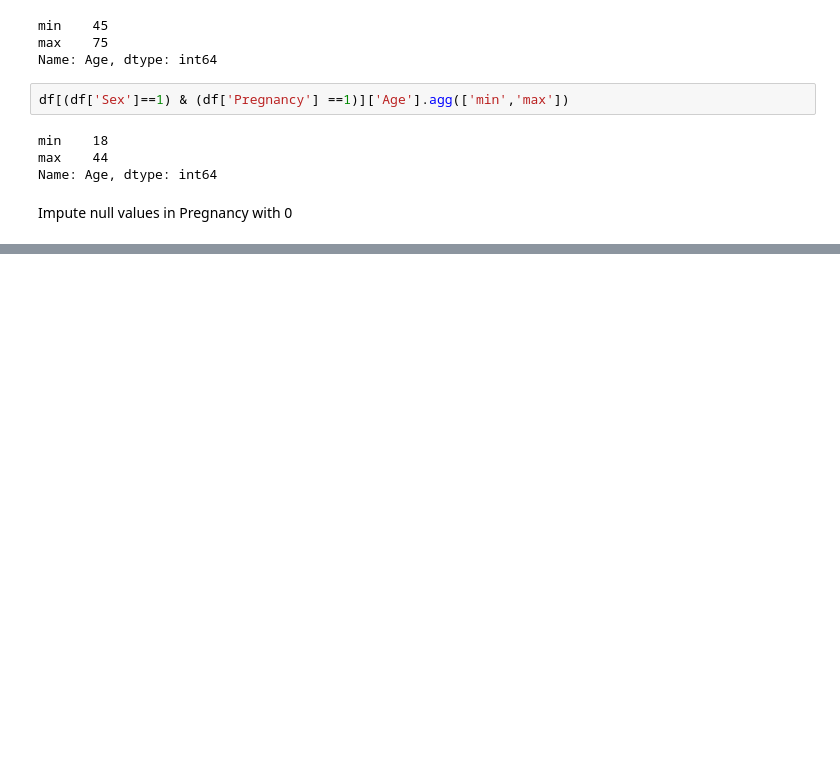
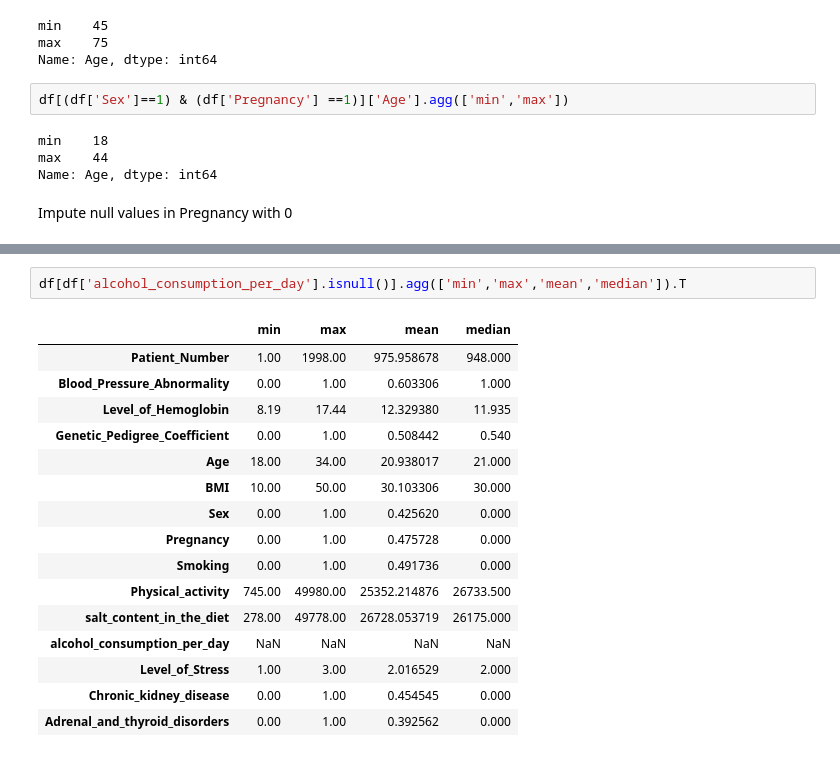
Before and after one commit to varunkr24/Machine-Learning, a Jupyter notebook: Classify_Abnormal_BP.ipynb, the cells around one changed output, grey strips where cells are left out. Drawn from its saved outputs; the diff is of its cells as text; blank space fills up the shorter version.

```diff
--- a/Classify_Abnormal_BP.ipynb
+++ b/Classify_Abnormal_BP.ipynb
@@ -96,0 +158,19 @@ Impute null values in Pregnancy with 0
+# %%
+df[df['alcohol_consumption_per_day'].isnull()].agg(['min','max','mean','median']).T
+# %% [output]
+|  | min | max | mean | median |
+| Patient_Number | 1.00 | 1998.00 | 975.958678 | 948.000 |
+| Blood_Pressure_Abnormality | 0.00 | 1.00 | 0.603306 | 1.000 |
+| Level_of_Hemoglobin | 8.19 | 17.44 | 12.329380 | 11.935 |
+| Genetic_Pedigree_Coefficient | 0.00 | 1.00 | 0.508442 | 0.540 |
+| Age | 18.00 | 34.00 | 20.938017 | 21.000 |
+| BMI | 10.00 | 50.00 | 30.103306 | 30.000 |
+| Sex | 0.00 | 1.00 | 0.425620 | 0.000 |
+| Pregnancy | 0.00 | 1.00 | 0.475728 | 0.000 |
+| Smoking | 0.00 | 1.00 | 0.491736 | 0.000 |
+| Physical_activity | 745.00 | 49980.00 | 25352.214876 | 26733.500 |
+| salt_content_in_the_diet | 278.00 | 49778.00 | 26728.053719 | 26175.000 |
+| alcohol_consumption_per_day | NaN | NaN | NaN | NaN |
+| Level_of_Stress | 1.00 | 3.00 | 2.016529 | 2.000 |
+| Chronic_kidney_disease | 0.00 | 1.00 | 0.454545 | 0.000 |
+| Adrenal_and_thyroid_disorders | 0.00 | 1.00 | 0.392562 | 0.000 |
```
Also changed, not shown: parts of 10 cells of this notebook.
